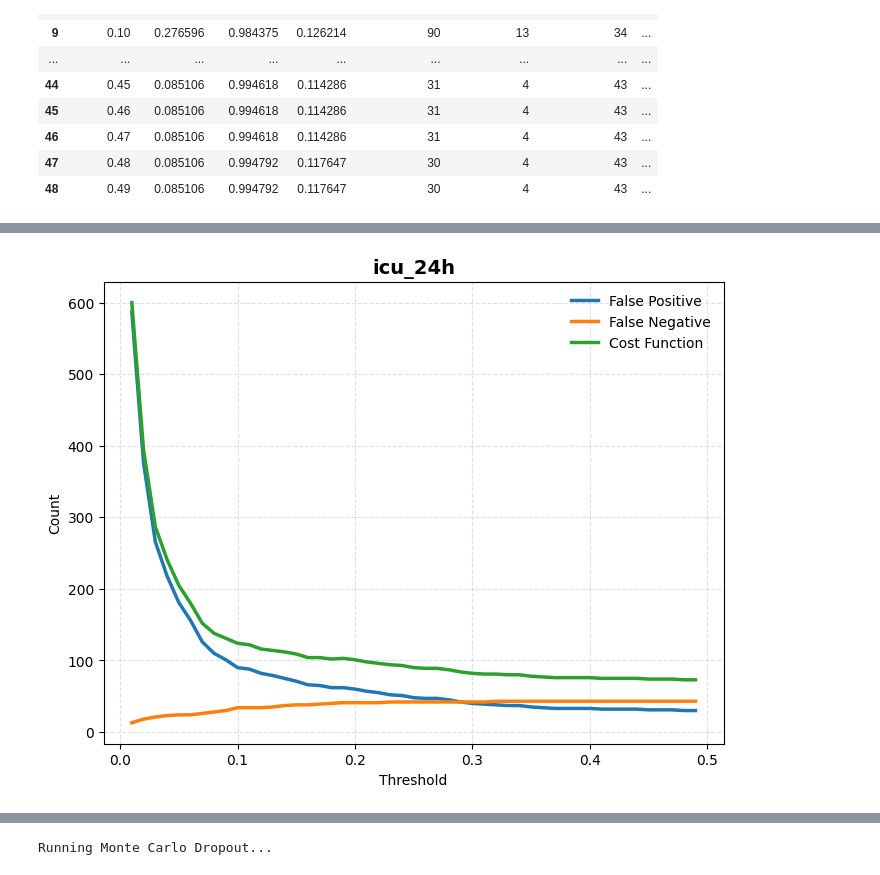
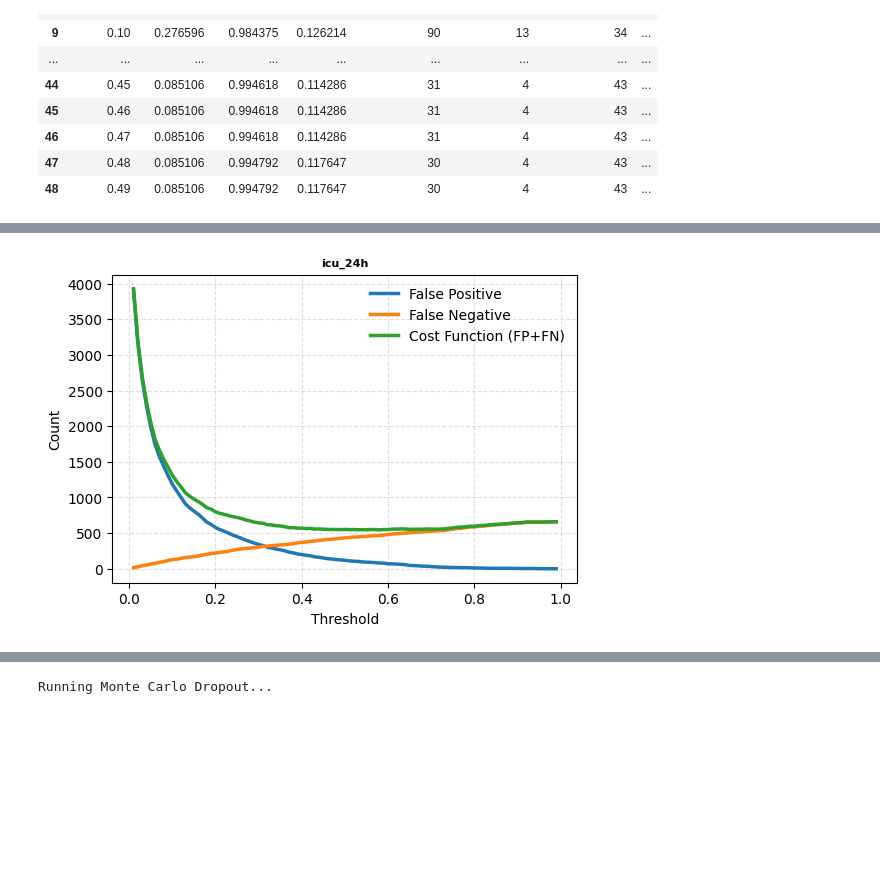
Before and after one commit to cookiehyun/Q-Model, a Jupyter notebook: Medical_DA_in_DL.ipynb, the cells around one changed output, grey strips where cells are left out. Saved outputs shown, nothing was run; the diff lists cells and outputs as text; code cells hidden in the pictures; blank space fills up the shorter version.

```diff
--- a/Medical_DA_in_DL.ipynb
+++ b/Medical_DA_in_DL.ipynb
@@ -423,7 +429,7 @@ plt.show()
 # Class predictions at different thresholds using the BasicEncoderStaticMLP
 # %%
 
-def evaluate_thresholds(y_true, y_prob, thresholds=np.arange(0.01, 0.5, 0.01), cFP=1,
+def evaluate_thresholds(y_true, y_prob, thresholds=np.arange(0.01, 1, 0.01), cFP=1,
     cFN=1):
 
     results = []
@@ -597,29 +644,29 @@ plt.show()
 # %%
 df = results_df[results_df["label"] == "icu_24h"]
 
 x = df["threshold"]
 fp = df["False Positive"]
 fn = df["False Negative"]
 cost_fct = df["cost"]
 
 best_row = df.loc[df["cost"].idxmin()]
 
-plt.figure(figsize=(8, 6))
+plt.figure(figsize=(6, 4))
 
 plt.plot(x, fp, label="False Positive", linewidth=2.5)
 plt.plot(x, fn, label="False Negative", linewidth=2.5)
-plt.plot(x, cost_fct, label="Cost Function", linewidth=2.5)
+plt.plot(x, cost_fct, label="Cost Function (FP+FN)", linewidth=2.5)
 
-plt.title("icu_24h", fontsize=14, fontweight="bold")
+plt.title("icu_24h", fontsize=8, fontweight="bold")
 plt.xlabel("Threshold")
 plt.ylabel("Count")
 
 plt.grid(True, linestyle="--", alpha=0.4)
 plt.legend(frameon=False)
 
 plt.show()
 # %% [output]
-[figure, old version]
+[figure, new version]
 # %%
 from scipy.interpolate import make_interp_spline
 
```
Also changed, not shown: parts of 43 cells of this notebook, 6 other files.
